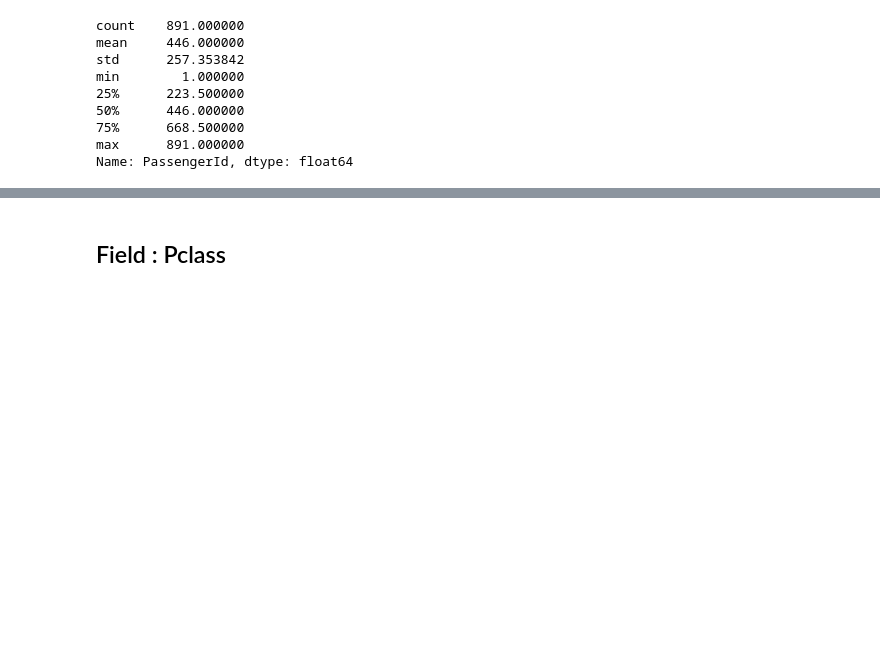
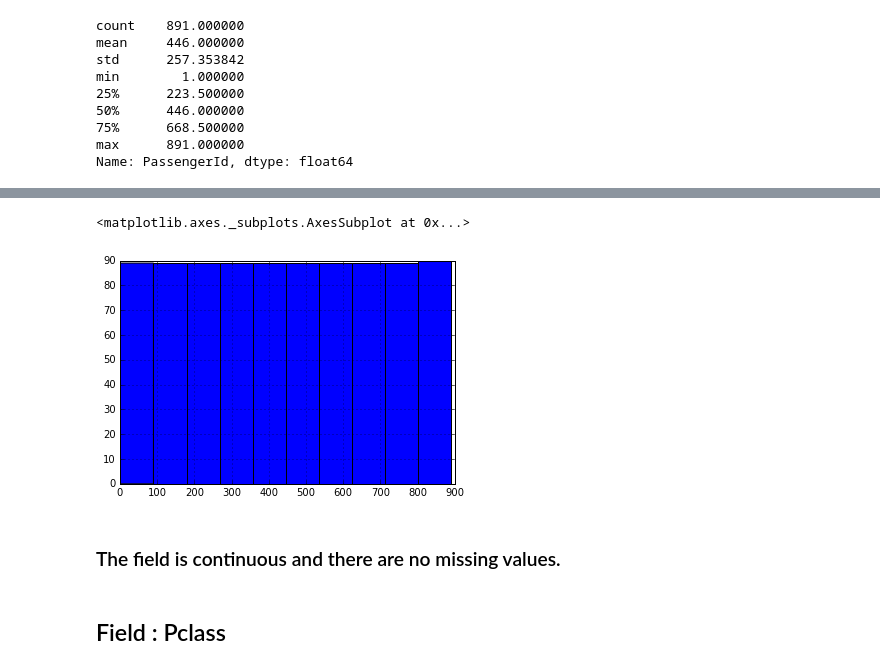
Before and after one commit to gskhandave05/DataScience_Assignments, a Jupyter notebook: M1_W3_Lab/M1W3Lab_TitanicEDA.ipynb, the cells around one changed output, grey strips where cells are left out. Drawn from its saved outputs; the diff is of its cells as text; code cells hidden in the pictures; blank space fills up the shorter version.

```diff
--- a/M1_W3_Lab/M1W3Lab_TitanicEDA.ipynb
+++ b/M1_W3_Lab/M1W3Lab_TitanicEDA.ipynb
@@ -57,3 +77,10 @@ Name: PassengerId, dtype: float64
+# %%
+data.PassengerId.hist()
+# %% [output]
+<matplotlib.axes._subplots.AxesSubplot at 0x...>
+[figure, added]
+# %% [markdown]
+### The field is continuous and there are no missing values.
 # %% [markdown]
 ## Field : Pclass
 # %%
```
Also changed, not shown: parts of 13 cells of this notebook.
